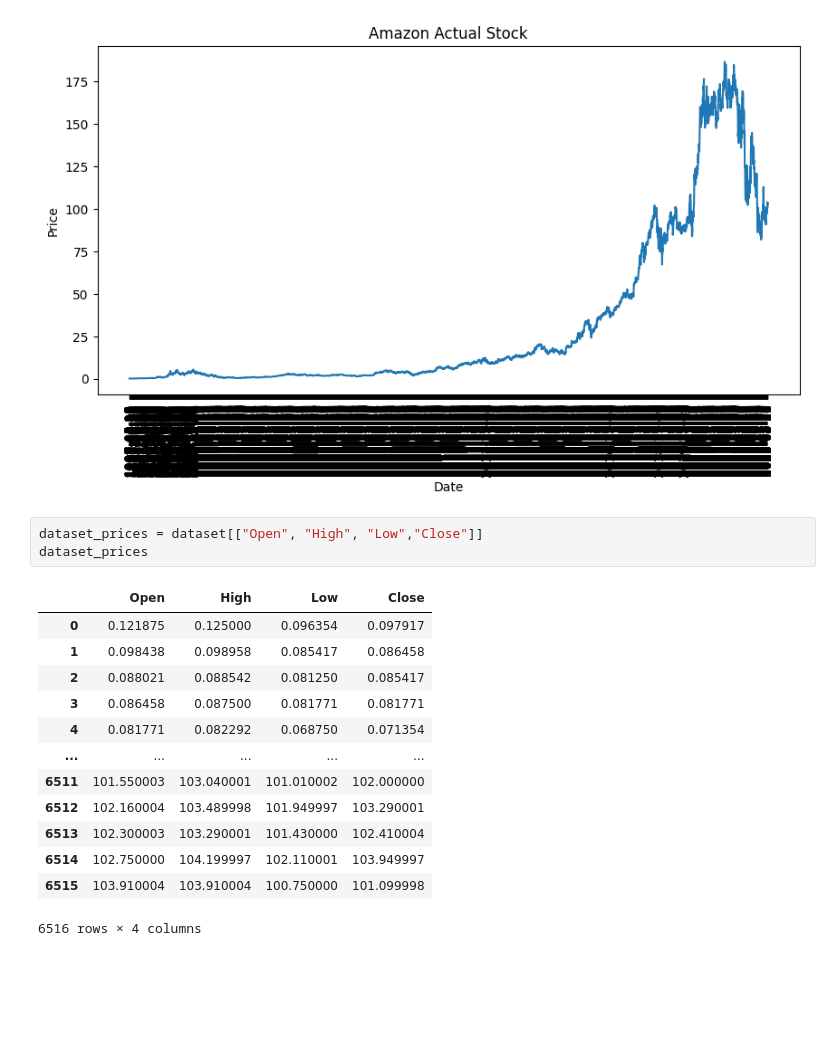
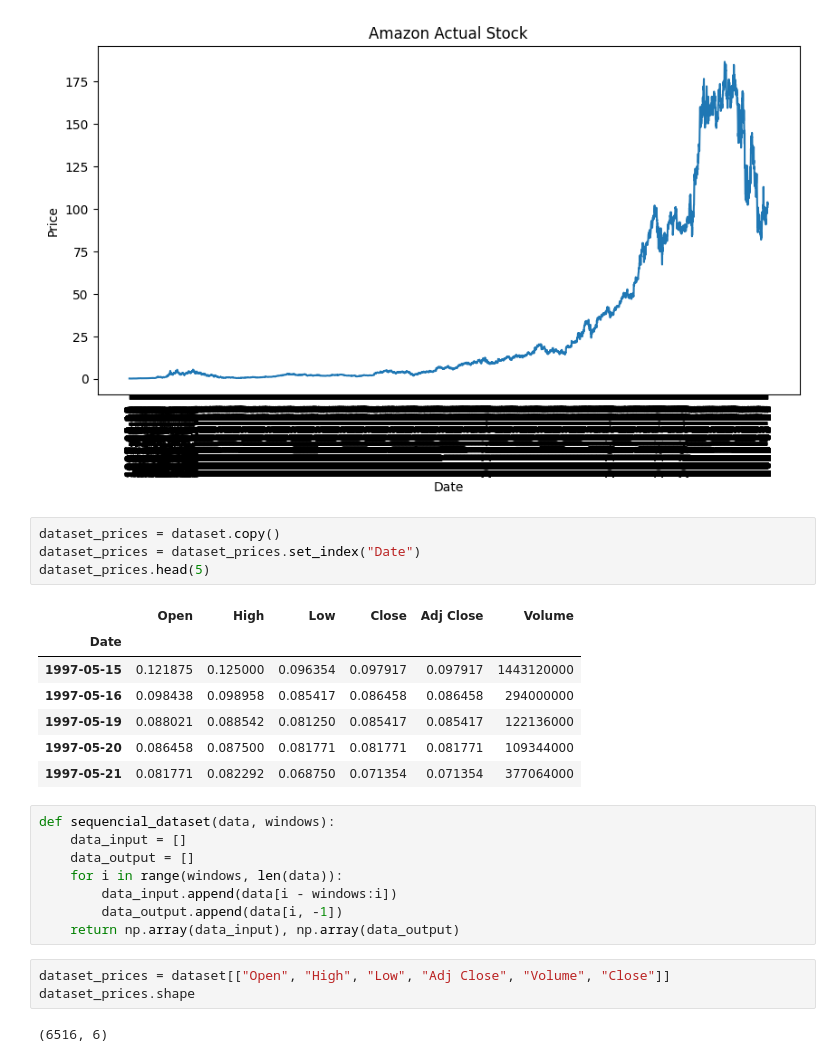
Before and after one commit to IdrissaIyamuremye/emlakjet, a Jupyter notebook: amazon.ipynb, the cells around one changed output. Cells and saved outputs as stored; diff of their text form; blank space fills up the shorter version.

```diff
--- a/amazon.ipynb
+++ b/amazon.ipynb
@@ -64,19 +64,27 @@ plot_amazon_stock(price_close.index, price_close["Close"], label = "Amazon Actua
 # %% [output]
 [figure]
 # %%
-dataset_prices = dataset[["Open", "High", "Low","Close"]]
-dataset_prices
+dataset_prices = dataset.copy()
+dataset_prices = dataset_prices.set_index("Date")
+dataset_prices.head(5)
 # %% [output]
-|  | Open | High | Low | Close |
-| 0 | 0.121875 | 0.125000 | 0.096354 | 0.097917 |
-| 1 | 0.098438 | 0.098958 | 0.085417 | 0.086458 |
-| 2 | 0.088021 | 0.088542 | 0.081250 | 0.085417 |
-| 3 | 0.086458 | 0.087500 | 0.081771 | 0.081771 |
-| 4 | 0.081771 | 0.082292 | 0.068750 | 0.071354 |
-| ... | ... | ... | ... | ... |
-| 6511 | 101.550003 | 103.040001 | 101.010002 | 102.000000 |
-| 6512 | 102.160004 | 103.489998 | 101.949997 | 103.290001 |
-| 6513 | 102.300003 | 103.290001 | 101.430000 | 102.410004 |
-| 6514 | 102.750000 | 104.199997 | 102.110001 | 103.949997 |
-| 6515 | 103.910004 | 103.910004 | 100.750000 | 101.099998 |
+|  | Open | High | Low | Close | Adj Close | Volume |
+| Date |  |  |  |  |  |  |
+| 1997-05-15 | 0.121875 | 0.125000 | 0.096354 | 0.097917 | 0.097917 | 1443120000 |
+| 1997-05-16 | 0.098438 | 0.098958 | 0.085417 | 0.086458 | 0.086458 | 294000000 |
+| 1997-05-19 | 0.088021 | 0.088542 | 0.081250 | 0.085417 | 0.085417 | 122136000 |
+| 1997-05-20 | 0.086458 | 0.087500 | 0.081771 | 0.081771 | 0.081771 | 109344000 |
+| 1997-05-21 | 0.081771 | 0.082292 | 0.068750 | 0.071354 | 0.071354 | 377064000 |
-6516 rows × 4 columns
+# %%
+def sequencial_dataset(data, windows):
+    data_input = []
+    data_output = []
+    for i in range(windows, len(data)):
+        data_input.append(data[i - windows:i])
+        data_output.append(data[i, -1])
+    return np.array(data_input), np.array(data_output)
+# %%
+dataset_prices = dataset[["Open", "High", "Low", "Adj Close", "Volume", "Close"]]
+dataset_prices.shape
+# %% [output]
+(6516, 6)
```
Also changed, not shown: parts of 17 cells of this notebook, 1 other file.
